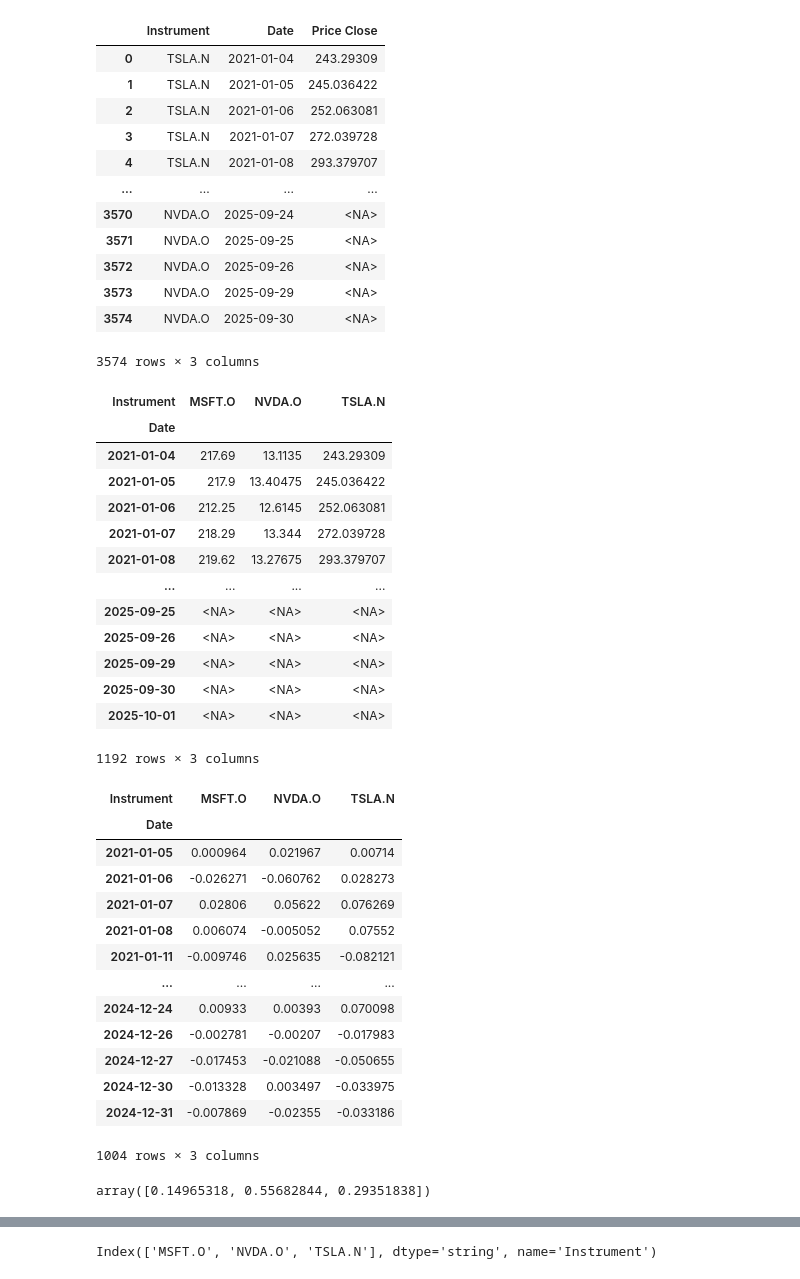
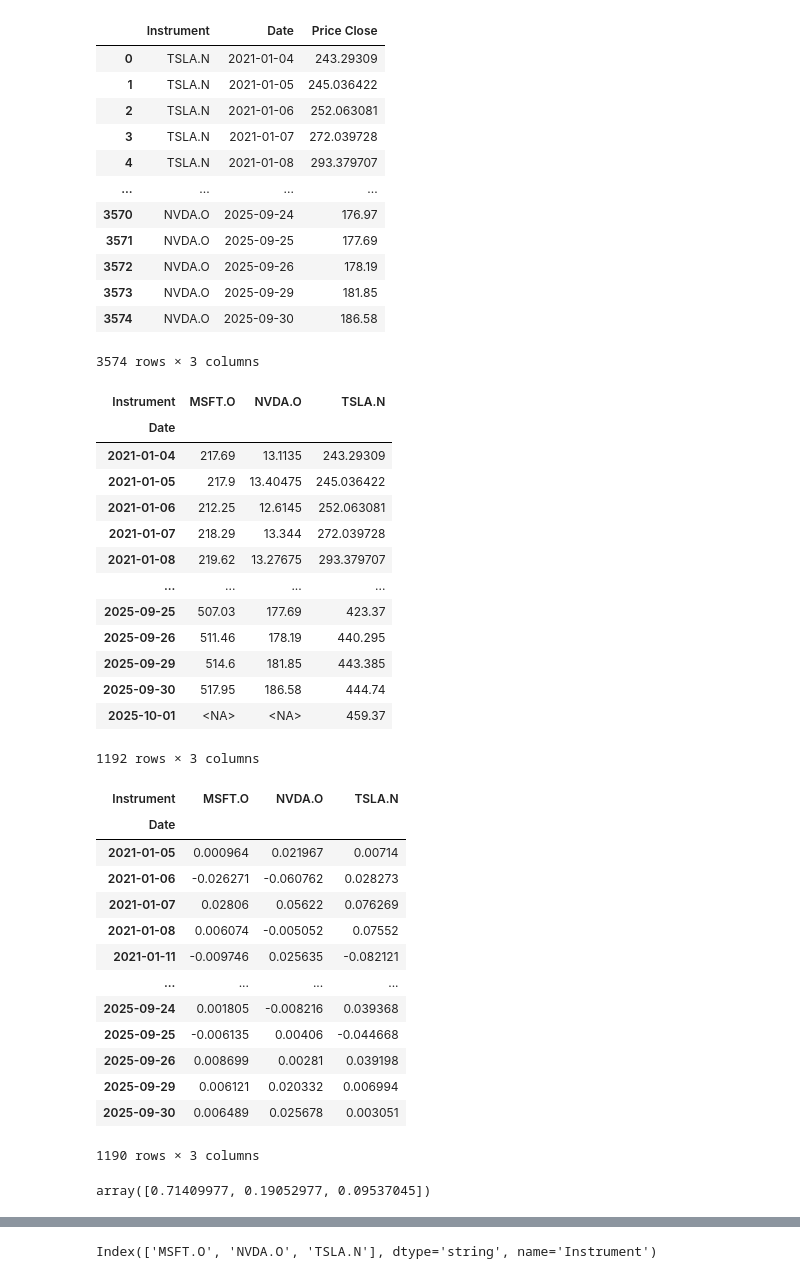
Before and after one commit to neftalivldz/finanzas_2025_agosto, a Jupyter notebook: 11_valueatrisk.ipynb, the cells around one changed output, grey strips where cells are left out. Cells and saved outputs as stored; diff of their text form; code cells hidden in the pictures.

```diff
--- a/11_valueatrisk.ipynb
+++ b/11_valueatrisk.ipynb
@@ -35,25 +35,25 @@ plt.show()
 # %%
 RICS = ["TSLA.N", "MSFT.O", "NVDA.O"]
 ts = ld.get_data(RICS,
                    [
                     'TR.PriceClose(SDate=2021-01-02,EDate=2025-10-01,Frq=D).date',
-                    'TR.PriceClose(SDate=2021-01-02,EDate=2025-01-01,Frq=D)'
+                    'TR.PriceClose(SDate=2021-01-02,EDate=2025-10-01,Frq=D)'
                    ])
 ts2 = ts.drop_duplicates()
 ts2
 # %% [output]
 |  | Instrument | Date | Price Close |
 | 0 | TSLA.N | 2021-01-04 | 243.29309 |
 | 1 | TSLA.N | 2021-01-05 | 245.036422 |
 | 2 | TSLA.N | 2021-01-06 | 252.063081 |
 | 3 | TSLA.N | 2021-01-07 | 272.039728 |
 | 4 | TSLA.N | 2021-01-08 | 293.379707 |
 | ... | ... | ... | ... |
-| 3570 | NVDA.O | 2025-09-24 | <NA> |
-| 3571 | NVDA.O | 2025-09-25 | <NA> |
-| 3572 | NVDA.O | 2025-09-26 | <NA> |
-| 3573 | NVDA.O | 2025-09-29 | <NA> |
-| 3574 | NVDA.O | 2025-09-30 | <NA> |
+| 3570 | NVDA.O | 2025-09-24 | 176.97 |
+| 3571 | NVDA.O | 2025-09-25 | 177.69 |
+| 3572 | NVDA.O | 2025-09-26 | 178.19 |
+| 3573 | NVDA.O | 2025-09-29 | 181.85 |
+| 3574 | NVDA.O | 2025-09-30 | 186.58 |
 3574 rows × 3 columns
 # %%
 stocks = ts2.pivot(index="Date", columns="Instrument", values="Price Close")
@@ -67,11 +67,11 @@ stocks
 | 2021-01-07 | 218.29 | 13.344 | 272.039728 |
 | 2021-01-08 | 219.62 | 13.27675 | 293.379707 |
 | ... | ... | ... | ... |
-| 2025-09-25 | <NA> | <NA> | <NA> |
-| 2025-09-26 | <NA> | <NA> | <NA> |
-| 2025-09-29 | <NA> | <NA> | <NA> |
-| 2025-09-30 | <NA> | <NA> | <NA> |
-| 2025-10-01 | <NA> | <NA> | <NA> |
+| 2025-09-25 | 507.03 | 177.69 | 423.37 |
+| 2025-09-26 | 511.46 | 178.19 | 440.295 |
+| 2025-09-29 | 514.6 | 181.85 | 443.385 |
+| 2025-09-30 | 517.95 | 186.58 | 444.74 |
+| 2025-10-01 | <NA> | <NA> | 459.37 |
 1192 rows × 3 columns
 # %%
 stocks_returns = (np.log(stocks) - np.log(stocks.shift(1))).dropna()
@@ -85,12 +85,12 @@ stocks_returns
 | 2021-01-08 | 0.006074 | -0.005052 | 0.07552 |
 | 2021-01-11 | -0.009746 | 0.025635 | -0.082121 |
 | ... | ... | ... | ... |
-| 2024-12-24 | 0.00933 | 0.00393 | 0.070098 |
-| 2024-12-26 | -0.002781 | -0.00207 | -0.017983 |
-| 2024-12-27 | -0.017453 | -0.021088 | -0.050655 |
-| 2024-12-30 | -0.013328 | 0.003497 | -0.033975 |
-| 2024-12-31 | -0.007869 | -0.02355 | -0.033186 |
+| 2025-09-24 | 0.001805 | -0.008216 | 0.039368 |
+| 2025-09-25 | -0.006135 | 0.00406 | -0.044668 |
+| 2025-09-26 | 0.008699 | 0.00281 | 0.039198 |
+| 2025-09-29 | 0.006121 | 0.020332 | 0.006994 |
+| 2025-09-30 | 0.006489 | 0.025678 | 0.003051 |
-1004 rows × 3 columns
+1190 rows × 3 columns
 # %%
 stocks_returns_mean = stocks_returns.mean()
 weights  = np.random.random(len(stocks_returns.columns))
@@ -101,7 +101,7 @@ port_std = np.sqrt(weights.T.dot(cov_var).dot(weights))
 # %%
 weights
 # %% [output]
-array([0.14965318, 0.55682844, 0.29351838])
+array([0.71409977, 0.19052977, 0.09537045])
 # %%
 stocks_returns_mean
 # %% [output]
```
Also changed, not shown: parts of 20 cells of this notebook, 1 other file.
